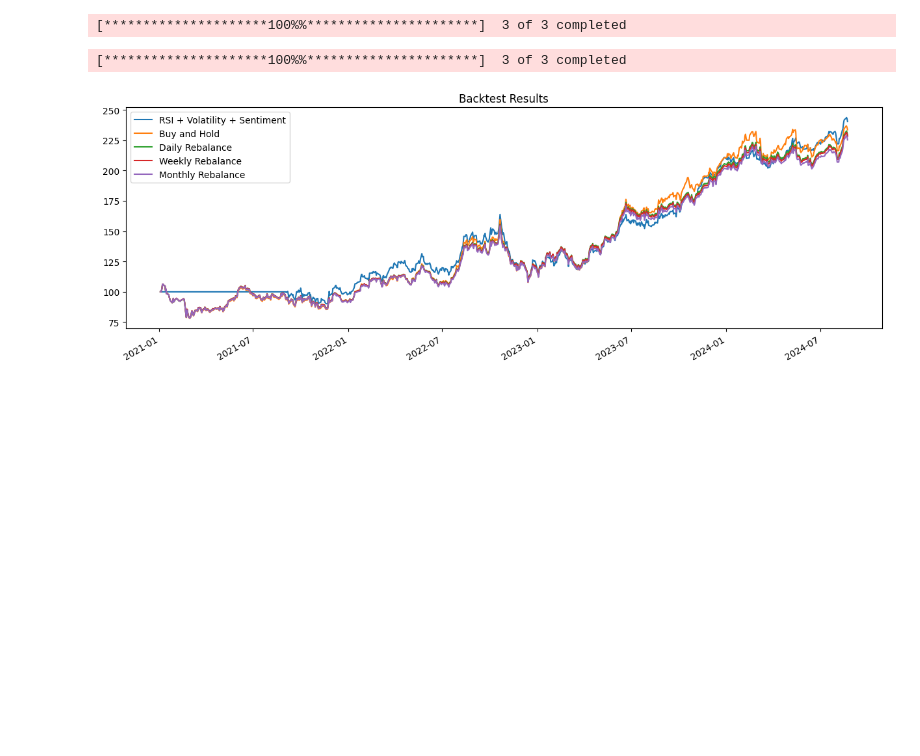
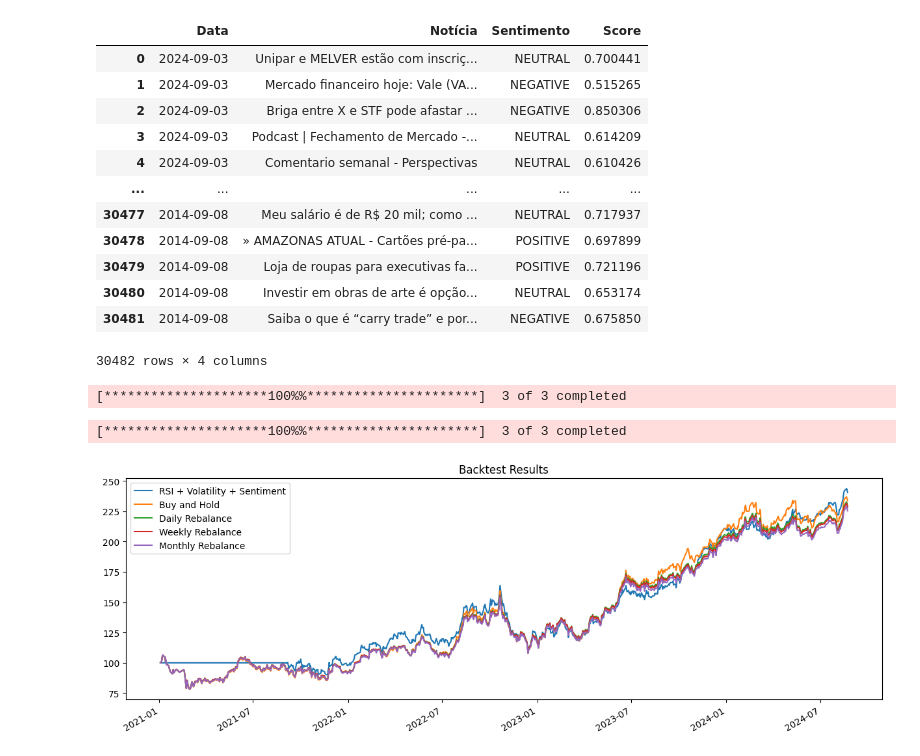
Before and after one commit to fea-dev-usp/quantamental-Dev_Wizards, a Jupyter notebook: quant/teste.ipynb, the cells around one changed output. Cells and saved outputs as stored; diff of their text form; code cells hidden in the pictures; blank space fills up the shorter version.

Commit message:
sentimento de notícias realizado e salvo em csv + comparação finbert x finbert-pt-br

```diff
--- a/quant/teste.ipynb
+++ b/quant/teste.ipynb
@@ -10,6 +10,24 @@
 # Riskofolio, QuantConnect
 
 # WebScrapping: Buscar dados do google filtrando por data
+# %%
+import pandas as pd
+
+news = pd.read_csv('./data/news/noticias_mercado financeiro_sentimentos.csv')
+# %% [output]
+|  | Data | Notícia | Sentimento | Score |
+| 0 | 2024-09-03 | Unipar e MELVER estão com inscriç... | NEUTRAL | 0.700441 |
+| 1 | 2024-09-03 | Mercado financeiro hoje: Vale (VA... | NEGATIVE | 0.515265 |
+| 2 | 2024-09-03 | Briga entre X e STF pode afastar ... | NEGATIVE | 0.850306 |
+| 3 | 2024-09-03 | Podcast | Fechamento de Mercado -... | NEUTRAL | 0.614209 |
+| 4 | 2024-09-03 | Comentario semanal - Perspectivas | NEUTRAL | 0.610426 |
+| ... | ... | ... | ... | ... |
+| 30477 | 2014-09-08 | Meu salário é de R$ 20 mil; como ... | NEUTRAL | 0.717937 |
+| 30478 | 2014-09-08 | » AMAZONAS ATUAL - Cartões pré-pa... | POSITIVE | 0.697899 |
+| 30479 | 2014-09-08 | Loja de roupas para executivas fa... | POSITIVE | 0.721196 |
+| 30480 | 2014-09-08 | Investir em obras de arte é opção... | NEUTRAL | 0.653174 |
+| 30481 | 2014-09-08 | Saiba o que é “carry trade” e por... | NEGATIVE | 0.675850 |
+30482 rows × 4 columns
 # %%
 import pandas as pd
 import numpy as np
```
Also changed, not shown: 2 other files.
